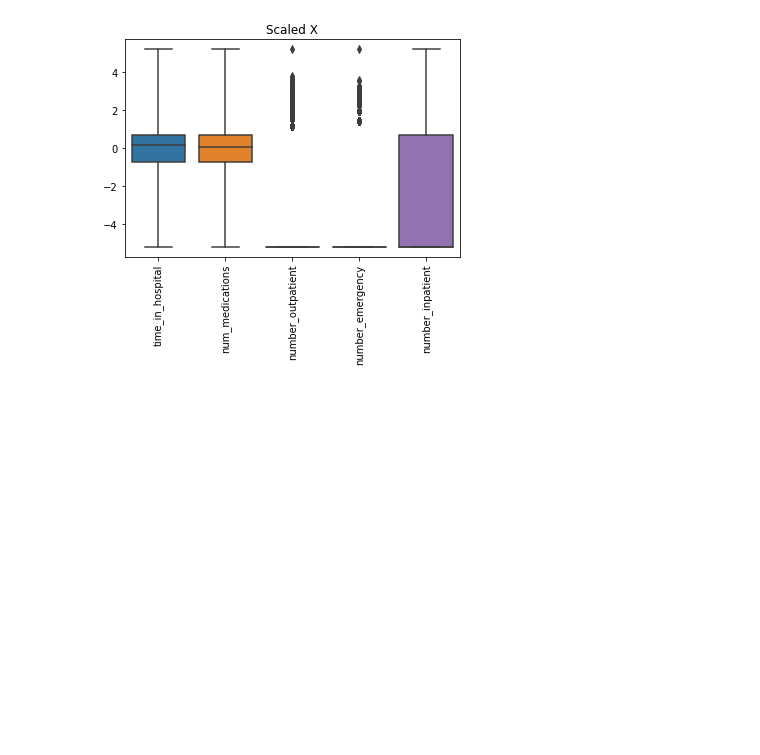
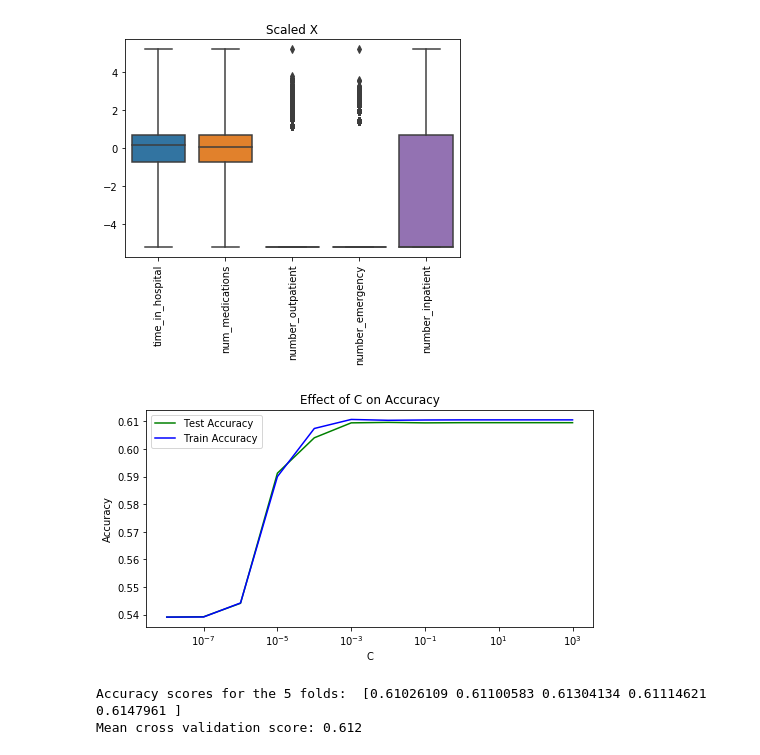
Before and after one commit to thinkful-dsi-axolotl/student_pair_work, a Jupyter notebook: Brian-Riley/Diabetes_data.ipynb, the cells around one changed output. Cells and saved outputs as stored; diff of their text form; code cells hidden in the pictures; blank space fills up the shorter version.

```diff
--- a/Brian-Riley/Diabetes_data.ipynb
+++ b/Brian-Riley/Diabetes_data.ipynb
@@ -743,3 +500,38 @@ score_list = list(zip(train_scores, test_scores, train_loss, test_loss))
+# %%
+from sklearn.linear_model import LogisticRegression
+from sklearn.metrics import log_loss
+
+c_vals = [.00000001, .0000001, .000001, .00001, .0001, .001, .01, .1, 1, 10, 100, 1000]
+test_accuracy = []
+train_accuracy = []
+
+for c in c_vals:
+  lr = LogisticRegression(solver='liblinear', penalty='l2', C=c, max_iter=100)
+  lr.fit(X_train, Y_train)
+  test_accuracy.append(lr.score(X_test, Y_test))
+  train_accuracy.append(lr.score(X_train, Y_train))
+
+fig = plt.figure(figsize=(8, 4))
+ax1 = fig.add_subplot(1, 1, 1)
+ax1.plot(c_vals, test_accuracy, '-g', label='Test Accuracy')
+ax1.plot(c_vals, train_accuracy, '-b', label='Train Accuracy')
+# ax = sns.lineplot(data=score_data)
+ax1.set(xscale='log')
+ax1.set(xlabel='C', ylabel='Accuracy')
+ax1.set_title('Effect of C on Accuracy')
+ax1.legend()
+plt.show()
+# %% [output]
+[figure, added]
+# %%
+clf = LogisticRegression(solver='liblinear', max_iter=1000)
+cv_scores = cross_val_score(clf, X_train, Y_train, cv = 5)
+
+print('Accuracy scores for the 5 folds: ', cv_scores)
+print('Mean cross validation score: {:.3f}'.format(np.mean(cv_scores)))
+# %% [output]
+Accuracy scores for the 5 folds:  [0.61026109 0.61100583 0.61304134 0.61114621 0.6147961 ]
+Mean cross validation score: 0.612
 # %%
 score_data = pd.DataFrame(score_list, index=c_values,
                           columns=['Train Score', 'Test Score', 'Train Log Loss', 'Test Log Loss'])
```
Also changed, not shown: parts of 47 cells of this notebook.
